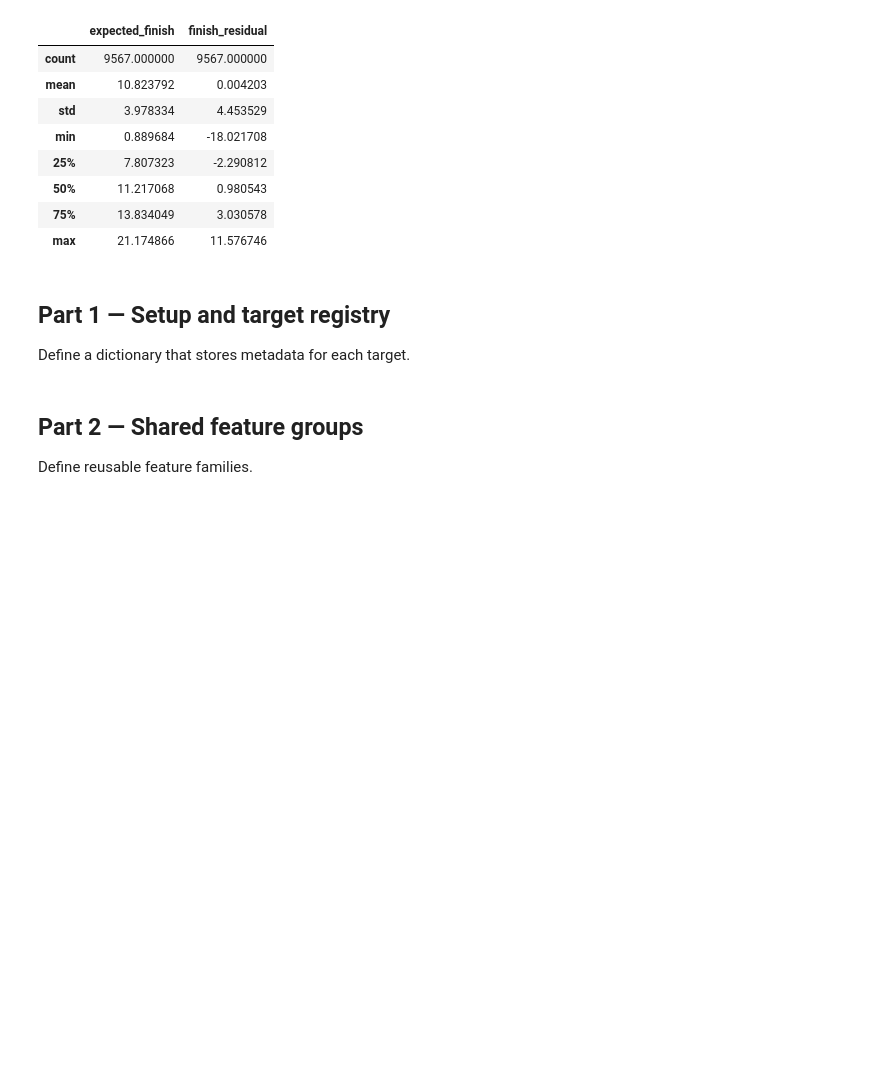
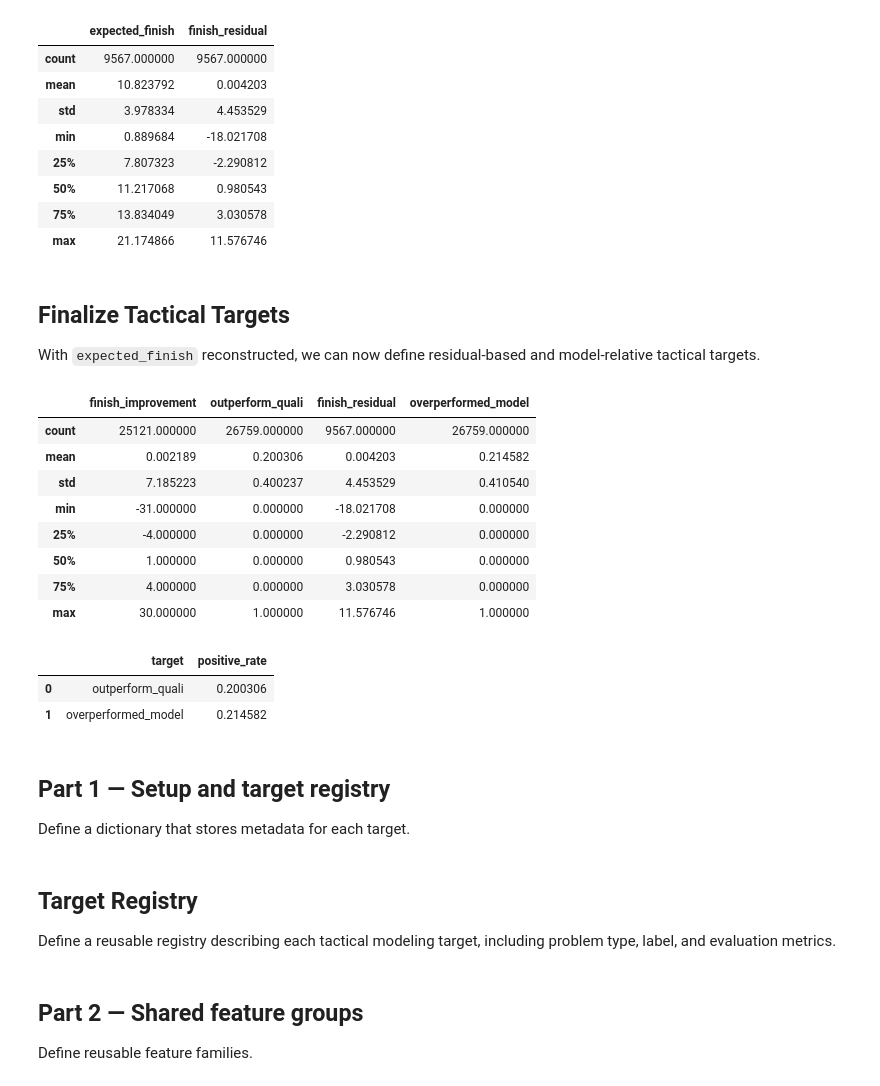
Before and after one commit to blackpaigestone/f1-worldchamp, a Jupyter notebook: 04_race_strategy_and_pit_stop_modeling.ipynb, the cells around one changed output. Drawn from its saved outputs; the diff is of its cells as text; code cells hidden in the pictures; blank space fills up the shorter version.

```diff
--- a/04_race_strategy_and_pit_stop_modeling.ipynb
+++ b/04_race_strategy_and_pit_stop_modeling.ipynb
@@ -259,13 +259,53 @@ df[["expected_finish", "finish_residual"]].describe()
 | 50% | 11.217068 | 0.980543 |
 | 75% | 13.834049 | 3.030578 |
 | max | 21.174866 | 11.576746 |
+# %% [markdown]
+## Finalize Tactical Targets
+
+With `expected_finish` reconstructed, we can now define residual-based and model-relative tactical targets.
 # %%
 df["finish_residual"] = df["expected_finish"] - df["finish_position"]
 df["overperformed_model"] = (df["finish_position"] < df["expected_finish"]).astype(int)
+
+df[[
+    "finish_improvement",
+    "outperform_quali",
+    "finish_residual",
+    "overperformed_model"
+]].describe()
+# %% [output]
+|  | finish_improvement | outperform_quali | finish_residual | overperformed_model |
+| count | 25121.000000 | 26759.000000 | 9567.000000 | 26759.000000 |
+| mean | 0.002189 | 0.200306 | 0.004203 | 0.214582 |
+| std | 7.185223 | 0.400237 | 4.453529 | 0.410540 |
+| min | -31.000000 | 0.000000 | -18.021708 | 0.000000 |
+| 25% | -4.000000 | 0.000000 | -2.290812 | 0.000000 |
+| 50% | 1.000000 | 0.000000 | 0.980543 | 0.000000 |
+| 75% | 4.000000 | 0.000000 | 3.030578 | 0.000000 |
+| max | 30.000000 | 1.000000 | 11.576746 | 1.000000 |
+# %%
+#binary rate
+target_balance_04 = pd.DataFrame({
+    "target": ["outperform_quali", "overperformed_model"],
+    "positive_rate": [
+        df["outperform_quali"].mean(),
+        df["overperformed_model"].mean()
+    ]
+})
+
+target_balance_04
+# %% [output]
+|  | target | positive_rate |
+| 0 | outperform_quali | 0.200306 |
+| 1 | overperformed_model | 0.214582 |
 # %% [markdown]
 ## Part 1 — Setup and target registry
 
 Define a dictionary that stores metadata for each target.
+# %% [markdown]
+## Target Registry
+
+Define a reusable registry describing each tactical modeling target, including problem type, label, and evaluation metrics.
 # %%
 TARGET_SPECS = {
     "finish_improvement": {
```
Also changed, not shown: parts of 9 cells of this notebook.
